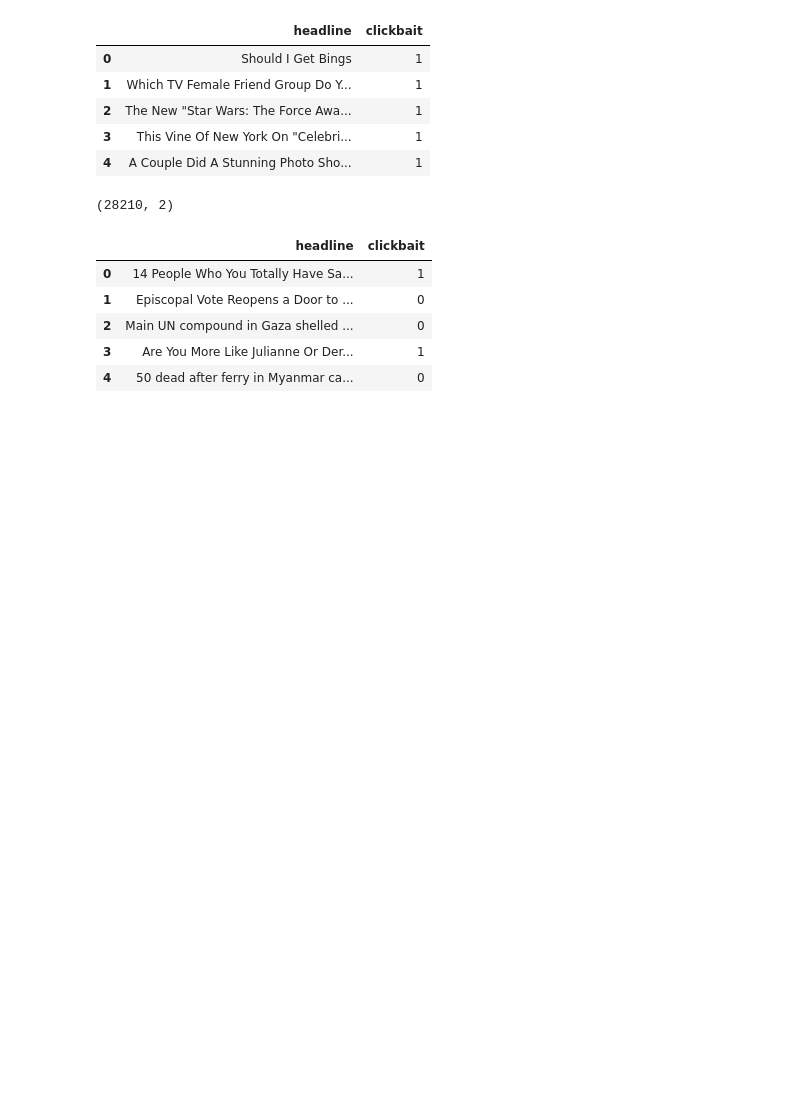
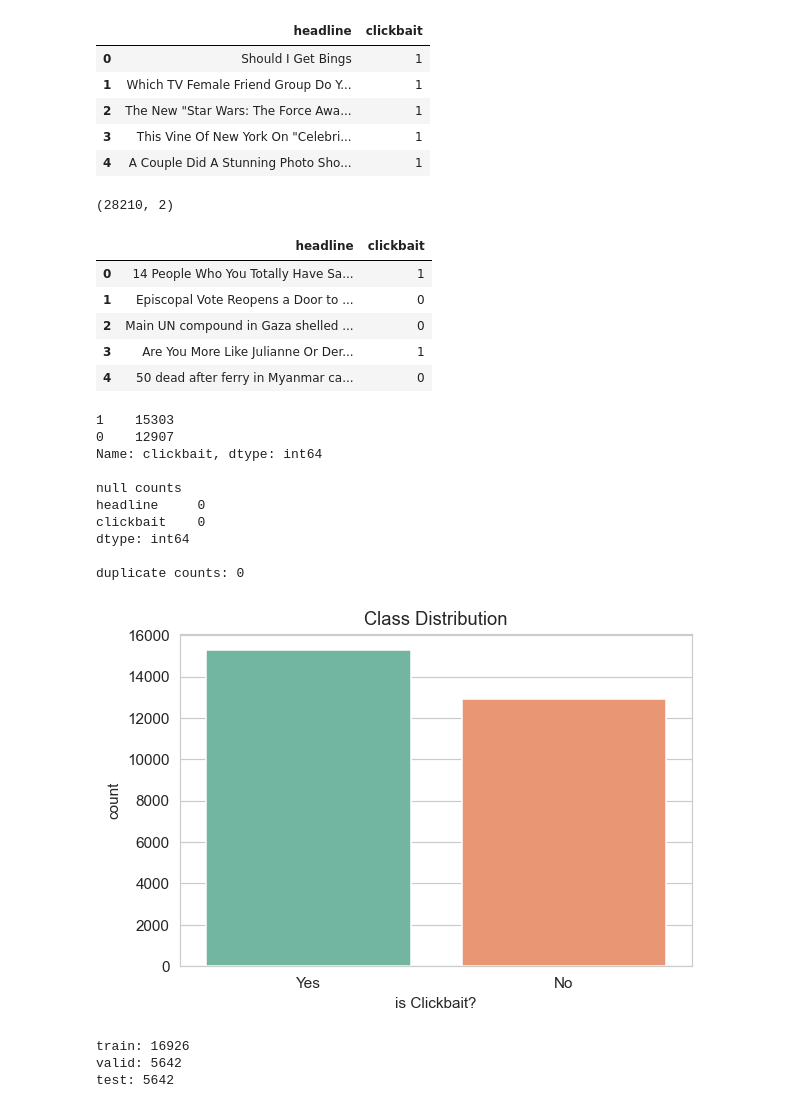
Before and after one commit to leoAshu/headline-classification, a Jupyter notebook: notebooks/eda.ipynb, the cells around one changed output. Cells and saved outputs as stored; diff of their text form; code cells hidden in the pictures; blank space fills up the shorter version.

Commit message:
updates eda notebook to split dataset into train, validate and test sets

```diff
--- a/notebooks/eda.ipynb
+++ b/notebooks/eda.ipynb
@@ -2,6 +5,14 @@
 # import required packages
 import pandas as pd
 import numpy as np
+
+# preprocess
+from sklearn.model_selection import train_test_split
+
+# plots
+import matplotlib.pyplot as plt
+import seaborn as sns
+sns.set_style("whitegrid")
 # %%
 # load negative or not clickbait dataset into dataframe
 # no column present for class label
@@ -93,0 +105,72 @@ df.to_csv('../data/data.csv')
+# %%
+# class distribution
+print(df['clickbait'].value_counts())
+
+# check null value counts
+print('\nnull counts')
+print(df.isnull().sum())
+
+
+# check duplicate datapoint counts
+print('\nduplicate counts:',df.headline.duplicated().sum())
+
+# plot the class distribution
+plt.figure(dpi=110)
+chart = sns.countplot(
+    x="clickbait",
+    data=pd.DataFrame({
+        'headline': df.headline.values,
+        'clickbait': ['Yes' if x==1 else 'No' for x in df.clickbait.values]
+        },
+        columns=['headline', 'clickbait']
+    ),
+    palette="Set2")
+axes = chart.axes
+axes.set_title('Class Distribution')
+axes.set_xlabel('is Clickbait?')
+plt.show()
+# %% [output]
+1    15303
+0    12907
+Name: clickbait, dtype: int64
+
+null counts
+headline     0
+clickbait    0
+dtype: int64
+
+duplicate counts: 0
+[figure, added]
+# %%
+# split into train-validation-test sets (60-20-20)
+# perform a random split
+
+# train-test split (80-20)
+df_train, df_test = train_test_split(df, test_size=0.2, random_state=42)
+
+# train-validation split (80-20)
+# 0.8 * 0.25 = 0.2
+df_train, df_valid = train_test_split(df_train, test_size=0.25, random_state=42)
+
+# rest index
+df_train.reset_index()
+df_valid.reset_index()
+df_test.reset_index()
+
+# size of train-validation-test sets
+print('train:',df_train.shape[0])
+print('valid:',df_valid.shape[0])
+print('test:',df_test.shape[0])
+
+# save validation set
+# df_valid.to_csv('../data/valid_data.csv')
+
+# save test set
+# df_test.to_csv('../data/test_data.csv')
+
+# save train set
+df_train.to_csv('../data/train_data.csv')
+# %% [output]
+train: 16926
+valid: 5642
+test: 5642
```
Also changed, not shown: parts of 2 cells of this notebook.
